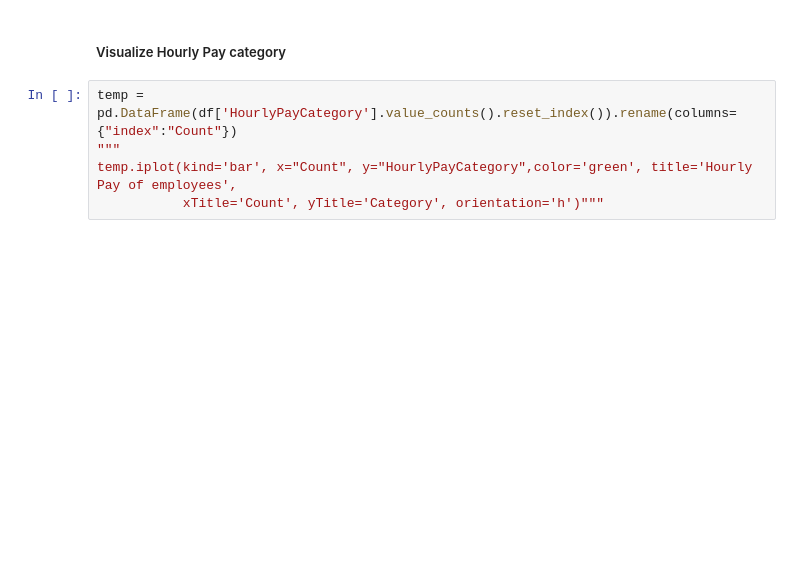
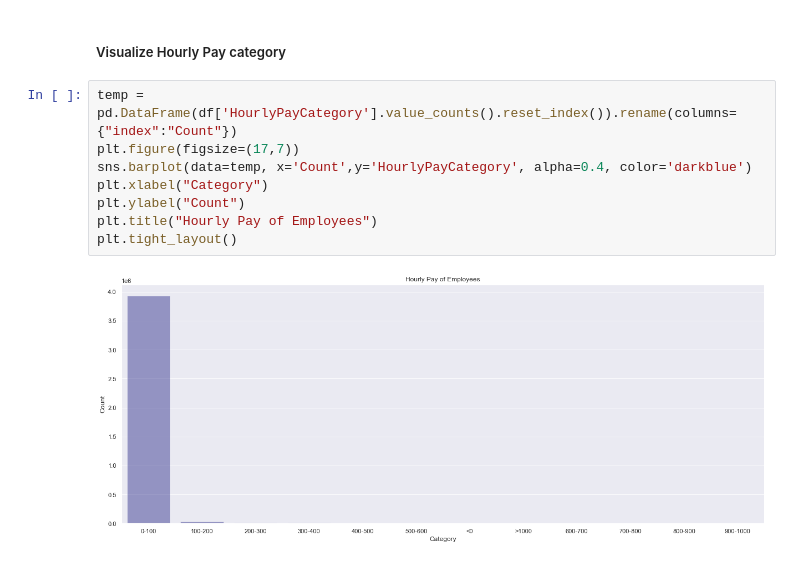
Before and after one commit to sachin17git/NYC-Payroll-Analysis, a Jupyter notebook: visualization.ipynb, the cells around one changed output. Saved outputs shown, nothing was run; the diff lists cells and outputs as text; blank space fills up the shorter version.

```diff
--- a/visualization.ipynb
+++ b/visualization.ipynb
@@ -89,6 +84,11 @@ temp.iplot(kind='bar', x="Count", y="TotalPayCategory",color='purple', title='To
 ##### Visualize Hourly Pay category
 # %%
 temp = pd.DataFrame(df['HourlyPayCategory'].value_counts().reset_index()).rename(columns={"index":"Count"})
-"""
-temp.iplot(kind='bar', x="Count", y="HourlyPayCategory",color='green', title='Hourly Pay of employees',
-           xTitle='Count', yTitle='Category', orientation='h')"""
+plt.figure(figsize=(17,7))
+sns.barplot(data=temp, x='Count',y='HourlyPayCategory', alpha=0.4, color='darkblue')
+plt.xlabel("Category")
+plt.ylabel("Count")
+plt.title("Hourly Pay of Employees")
+plt.tight_layout()
+# %% [output]
+[figure, added]
```
Also changed, not shown: parts of 4 cells of this notebook.
